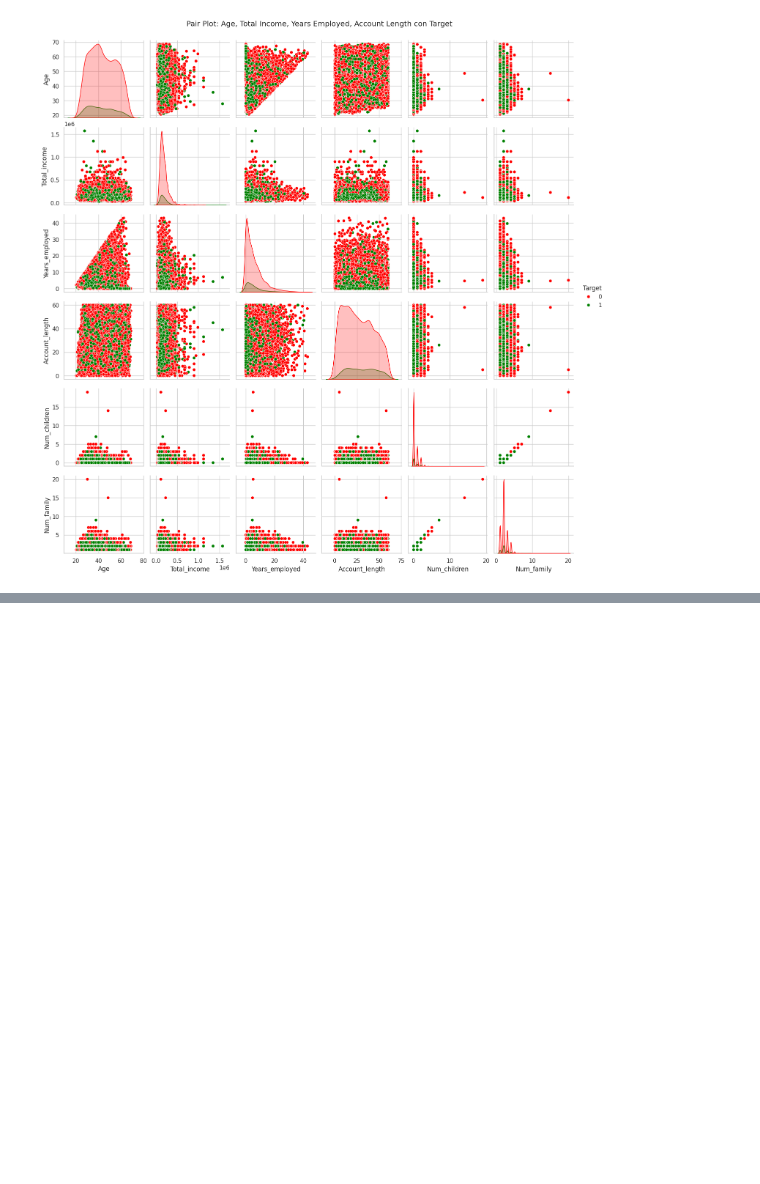
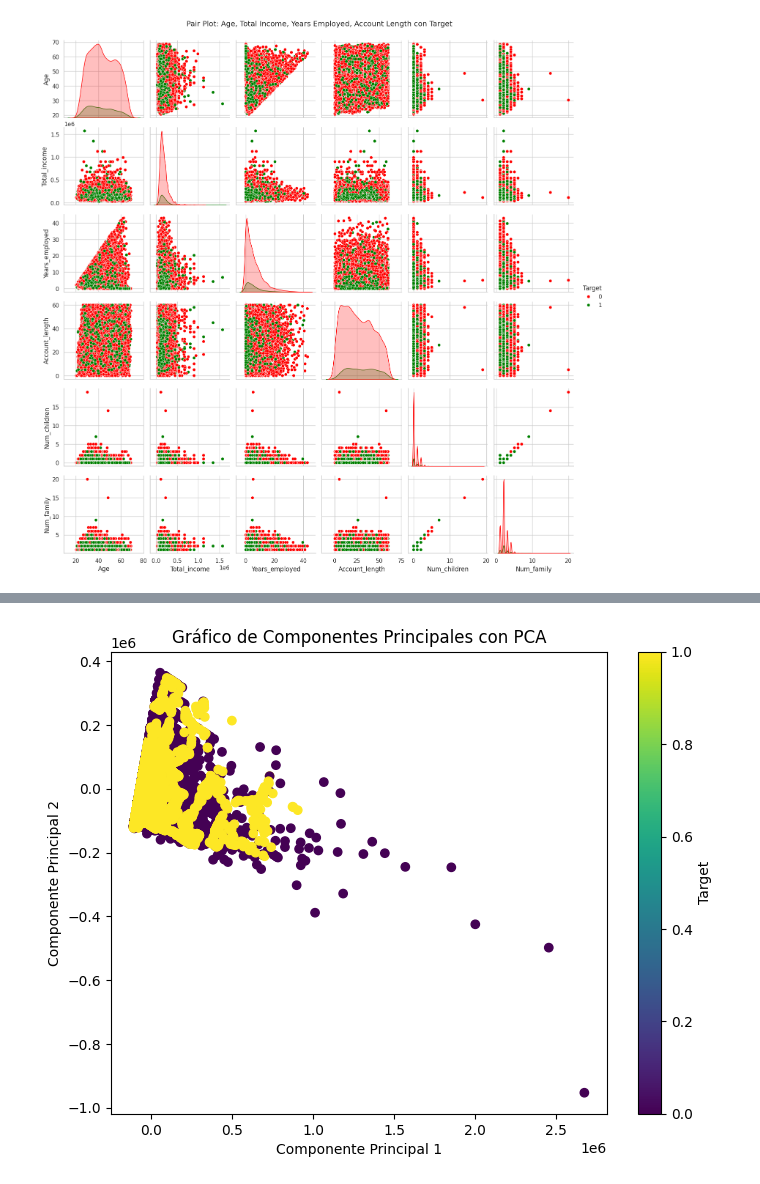
Before and after one commit to Jartorias/DSII_61115_Coderhouse, a Jupyter notebook: ProyectoDSII_ParteI_Diego_Fernando_Neira_Echeverry_Comision_61115.ipynb, the cells around one changed output, grey strips where cells are left out. Saved outputs shown, nothing was run; the diff lists cells and outputs as text; code cells hidden in the pictures; blank space fills up the shorter version.

```diff
--- a/ProyectoDSII_ParteI_Diego_Fernando_Neira_Echeverry_Comision_61115.ipynb
+++ b/ProyectoDSII_ParteI_Diego_Fernando_Neira_Echeverry_Comision_61115.ipynb
@@ -809,0 +1029,27 @@ hola como vas
+# %%
+# Se genera un grafico con los nuevos componente con pca
+
+from sklearn.decomposition import PCA
+import matplotlib.pyplot as plt
+
+
+# Realizar PCA con 2 componentes principales
+pca = PCA(n_components=2)
+principal_components = pca.fit_transform(X_resampled)
+
+# Crear un DataFrame con los componentes principales
+principal_df = pd.DataFrame(data=principal_components, columns=['PC1', 'PC2'])
+
+# Agregar la variable objetivo al DataFrame
+principal_df['Target'] = y_resampled
+
+# Graficar los componentes principales con colores diferentes para cada clase
+plt.figure(figsize=(8, 6))
+plt.scatter(principal_df['PC1'], principal_df['PC2'], c=principal_df['Target'], cmap='viridis')
+plt.xlabel('Componente Principal 1')
+plt.ylabel('Componente Principal 2')
+plt.title('Gráfico de Componentes Principales con PCA')
+plt.colorbar(label='Target')
+plt.show()
+# %% [output]
+[figure, added]
```
Also changed, not shown: parts of 44 cells of this notebook.
